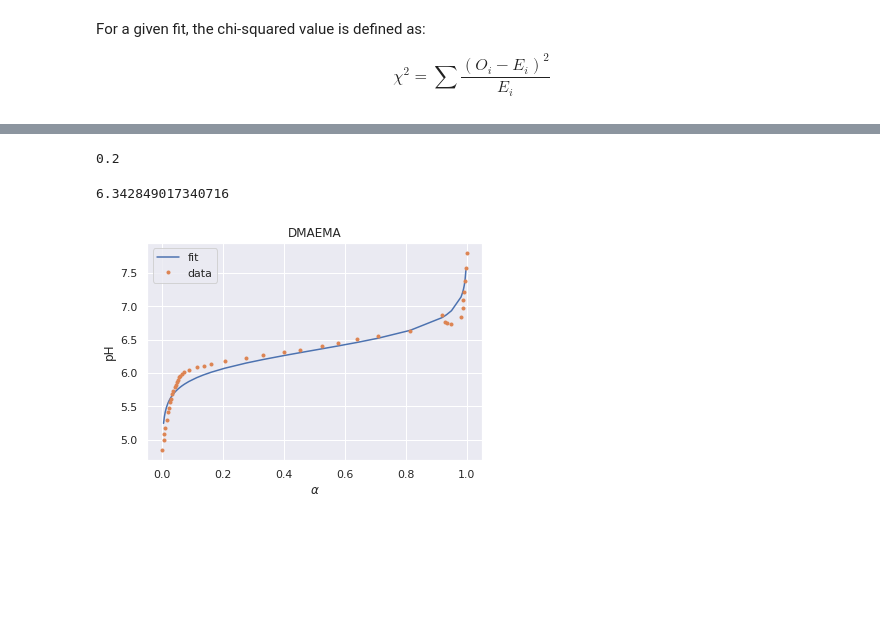
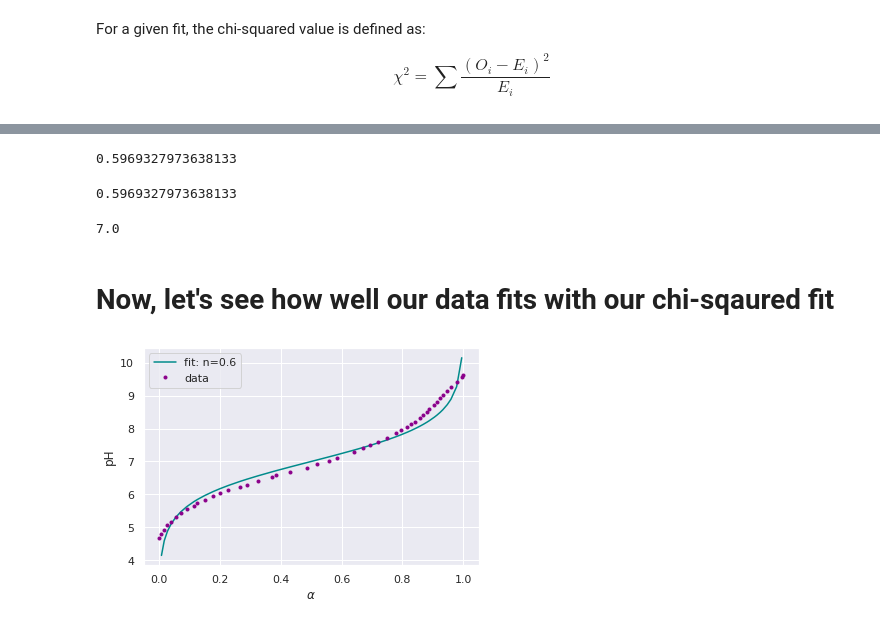
Before and after one commit to aryellewright/Kumar-Biomaterials-Lab, a Jupyter notebook: titration_code.ipynb, the cells around one changed output, grey strips where cells are left out. Saved outputs shown, nothing was run; the diff lists cells and outputs as text; code cells hidden in the pictures; blank space fills up the shorter version.

```diff
--- a/titration_code.ipynb
+++ b/titration_code.ipynb
@@ -245,0 +238,6 @@ midpoint_df
+# %%
+# finding the average of the two inflection points
+volume_midpoint = np.mean(inflection_pts_volume)
+
+# the volume of our midpoint
+volume_midpoint
@@ -267,16 +313,20 @@ plt.ylabel("pH");
 # %%
-fit1 = 6.37 - 0.6 * np.log((1 - alpha) / alpha)
-fit2 = 6.37 - 0.4 * np.log((1 - alpha) / alpha)
-fit3 = 6.37 - 0.2 * np.log((1 - alpha) / alpha)
+fit1 = 6.85 - 0.6 * np.log((1 - alpha) / alpha)
+fit2 = 6.85 - 0.4 * np.log((1 - alpha) / alpha)
+fit3 = 6.85 - 0.2 * np.log((1 - alpha) / alpha)
 
 fits = [fit1, fit2, fit3]
 
-for fit in fits:
-  plt.plot(alpha, fit)
+#for fit in fits:
+  #plt.plot(alpha, fit)
+
+plt.plot(alpha, fit1, color='darkmagenta')
+plt.plot(alpha, fit2, color='darkcyan')
+plt.plot(alpha, fit3, color='navy')
 
 plt.plot(alpha, midpoint_df["E(pH)"], '.')
 plt.xlabel(r'$\alpha$')
 plt.ylabel('pH')
-
-plt.legend(["fit1","fit2","fit3","data"]);
+plt.title('p(DMAEMA)')
+plt.legend(["n=0.6","n=0.4","n=0.2",'p(DIP50-HEMA50): n=0.4']);
 # %% [output]
@@ -317,30 +375,38 @@ chi_squared([6.37,0.2], midpoint_df["E(pH)"], alpha)
 # %%
-# call to scipy.optimize
-ans = scipy.optimize.minimize(chi_squared, [6.37,0.3], args=(midpoint_df["E(pH)"],alpha),
-                        bounds=[(6,7),(0.2,0.4)])
+ans = scipy.optimize.minimize(chi_squared, [6.85,0.6], args=(midpoint_df["E(pH)"],alpha),
+                        bounds=[(6,7),(0.5,0.7)])
 ans.x
+
+# the pKa estimation
 best_pKa = ans.x[0]
+
+# the n estimation
 best_n = ans.x[1]
-
-best_n
 # %% [output]
-0.2
+0.5969327973638133
-# %%
-best_pKa
-# %% [output]
-6.342849017340716
+# %%
+# printing the best n value
+best_n
+# %% [output]
+0.5969327973638133
+# %%
+# printing the best pKa
+best_pKa
+# %% [output]
+7.0
+# %% [markdown]
+# Now, let's see how well our data fits with our chi-sqaured fit
 # %%
 # plot the best fit
 fit = best_pKa - best_n * np.log((1-alpha) / alpha)
-plt.plot(alpha, fit)
+plt.plot(alpha, fit, color="darkcyan")
 
 # plot the data
-plt.plot(alpha,midpoint_df["E(pH)"], '.')
+plt.plot(alpha, midpoint_df["E(pH)"], '.', color='darkmagenta')
 
-# label
-plt.title('DMAEMA')
+# labels
 plt.xlabel(r'$\alpha$')
 plt.ylabel('pH')
-plt.legend(["fit","data"]);
+plt.legend(["fit: n=0.6","data"]);
 # %% [output]
-[figure, old version]
+[figure, new version]
```
Also changed, not shown: parts of 68 cells of this notebook.
